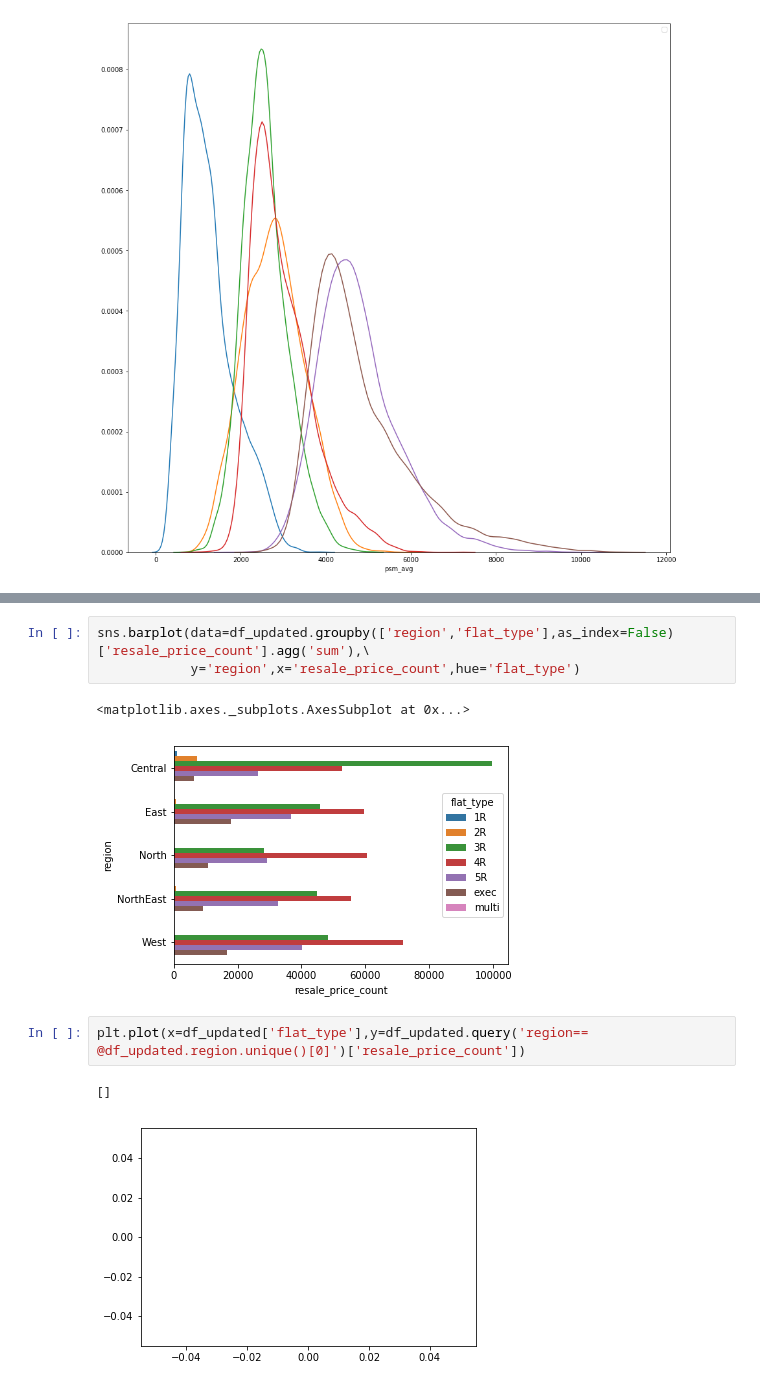
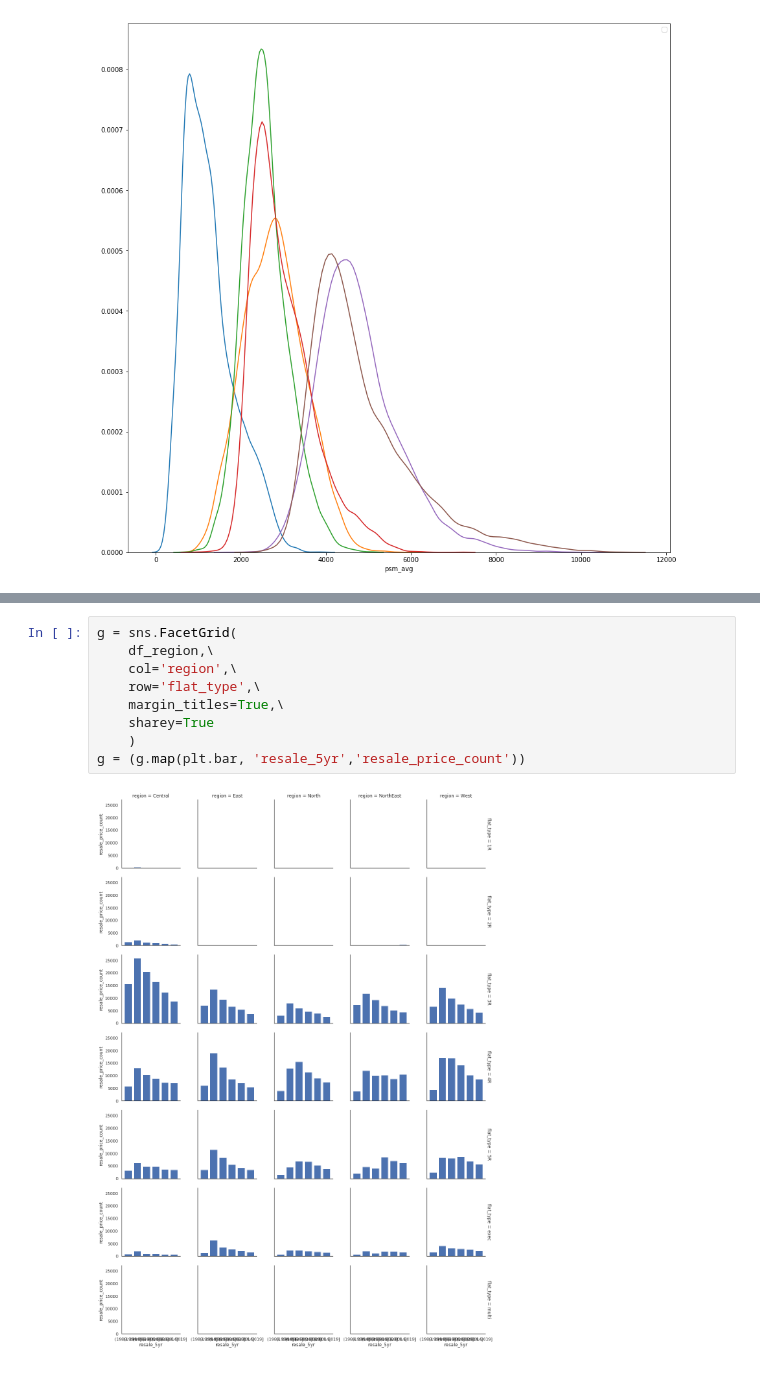
Before and after one commit to ravi-gopalan/singapore_hdb_price_analysis, a Jupyter notebook: singapore_hdb_resale_transactions.ipynb, the cells around one changed output, grey strips where cells are left out. Cells and saved outputs as stored; diff of their text form.

```diff
--- a/singapore_hdb_resale_transactions.ipynb
+++ b/singapore_hdb_resale_transactions.ipynb
@@ -1234,11 +1318,11 @@ df_updated.groupby(['region','flat_type'],as_index=False)['resale_price_count'].
-# %%
-sns.barplot(data=df_updated.groupby(['region','flat_type'],as_index=False)['resale_price_count'].agg('sum'),\
-            y='region',x='resale_price_count',hue='flat_type')
-# %% [output]
-<matplotlib.axes._subplots.AxesSubplot at 0x...>
-[figure, removed]
-# %%
-plt.plot(x=df_updated['flat_type'],y=df_updated.query('region== @df_updated.region.unique()[0]')['resale_price_count'])
-# %% [output]
-[]
-[figure, removed]
+# %%
+g = sns.FacetGrid(
+    df_region,\
+    col='region',\
+    row='flat_type',\
+    margin_titles=True,\
+    sharey=True
+    )
+g = (g.map(plt.bar, 'resale_5yr','resale_price_count'))
+# %% [output]
+[figure, added]
```
Also changed, not shown: parts of 8 cells of this notebook.
